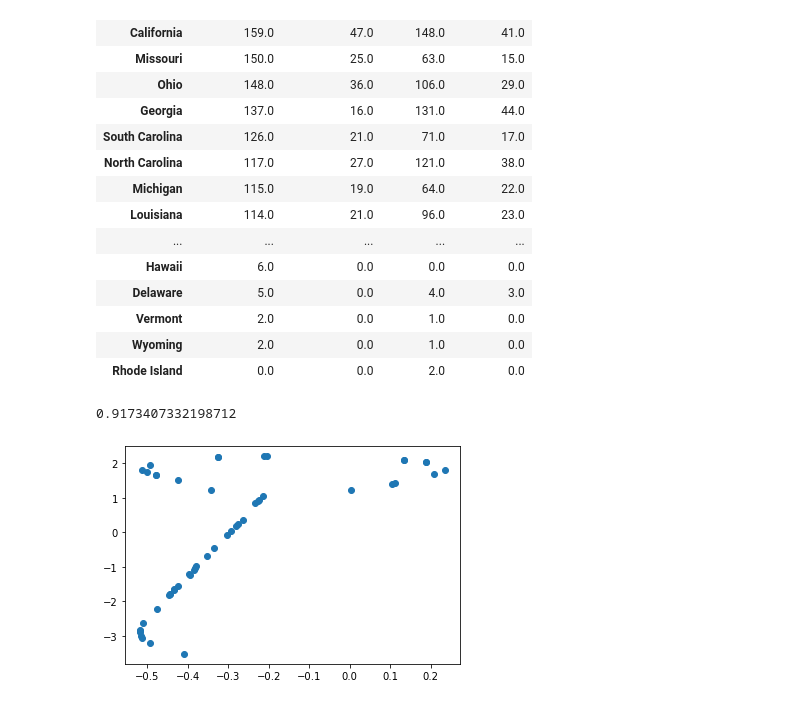
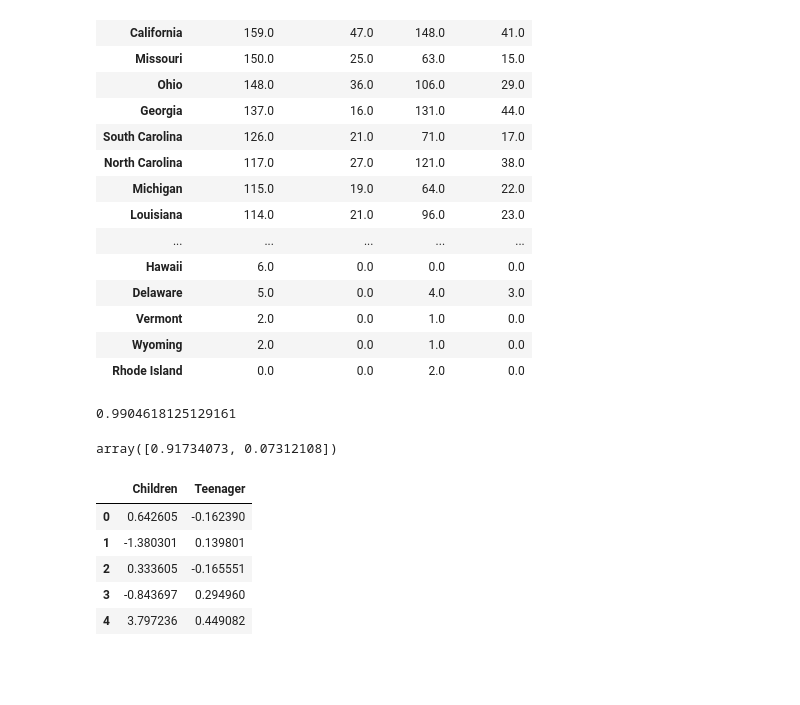
Before and after one commit to dtnpht/ML_Demographics, a Jupyter notebook: kill_by_age.ipynb, the cells around one changed output. Saved outputs shown, nothing was run; the diff lists cells and outputs as text; code cells hidden in the pictures; blank space fills up the shorter version.

```diff
--- a/kill_by_age.ipynb
+++ b/kill_by_age.ipynb
@@ -73,8 +73,8 @@ scaler = StandardScaler()
 # %%
 scaled_data1 = scaler.fit_transform(df.iloc[: , 1:])
 # %%
-pca1 = PCA(n_components=0.50)
+pca1 = PCA(n_components=2)
 pca_transformed_data1 = pca1.fit_transform(scaled_data1)
 pca1.explained_variance_ratio_.sum()
 # %% [output]
-0.9173407332198712
+0.9904618125129161
@@ -88,6 +81,18 @@ df['y'] = transformed_features1[:,1]
-# %%
-plt.scatter(df["x"], df["y"])
-plt.show()
-# %% [output]
-[figure, removed]
+# %%
+pca1.explained_variance_ratio_
+# %% [output]
+array([0.91734073, 0.07312108])
+# %%
+# Transform PCA data to a DataFrame
+df3 = pd.DataFrame(
+    data=pca_transformed_data1, columns=["Children", "Teenager"]
+)
+df3.head()
+# %% [output]
+|  | Children | Teenager |
+| 0 | 0.642605 | -0.162390 |
+| 1 | -1.380301 | 0.139801 |
+| 2 | 0.333605 | -0.165551 |
+| 3 | -0.843697 | 0.294960 |
+| 4 | 3.797236 | 0.449082 |
 # %%
```
Also changed, not shown: parts of 8 cells of this notebook.
